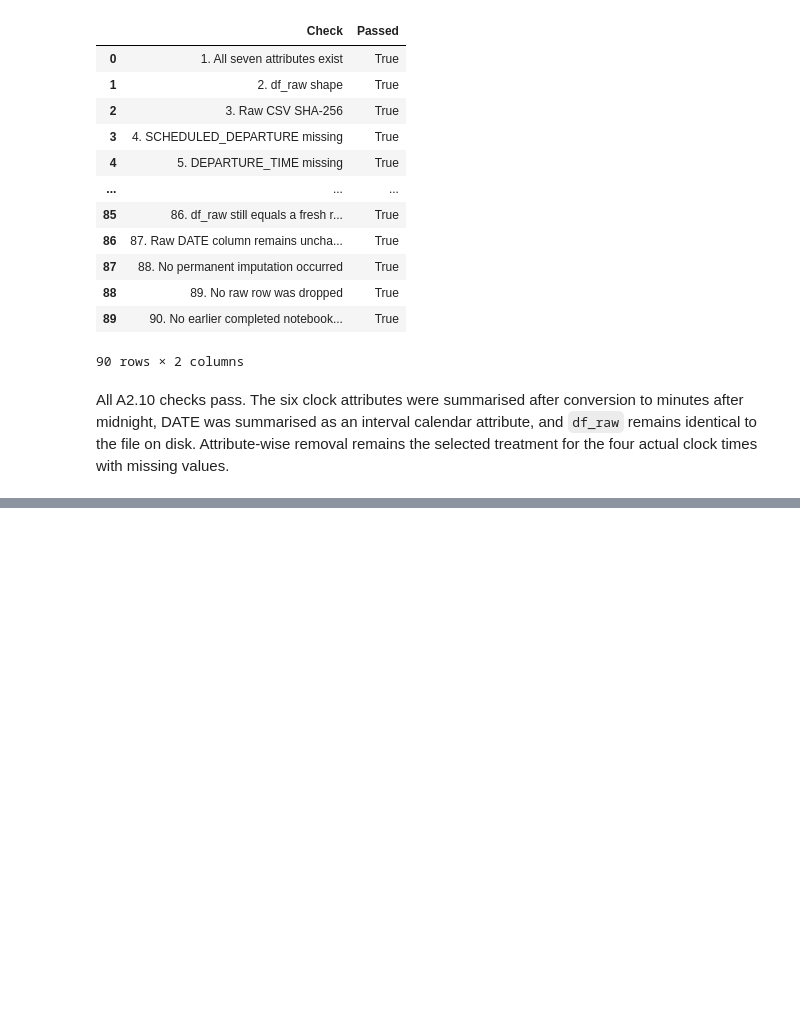
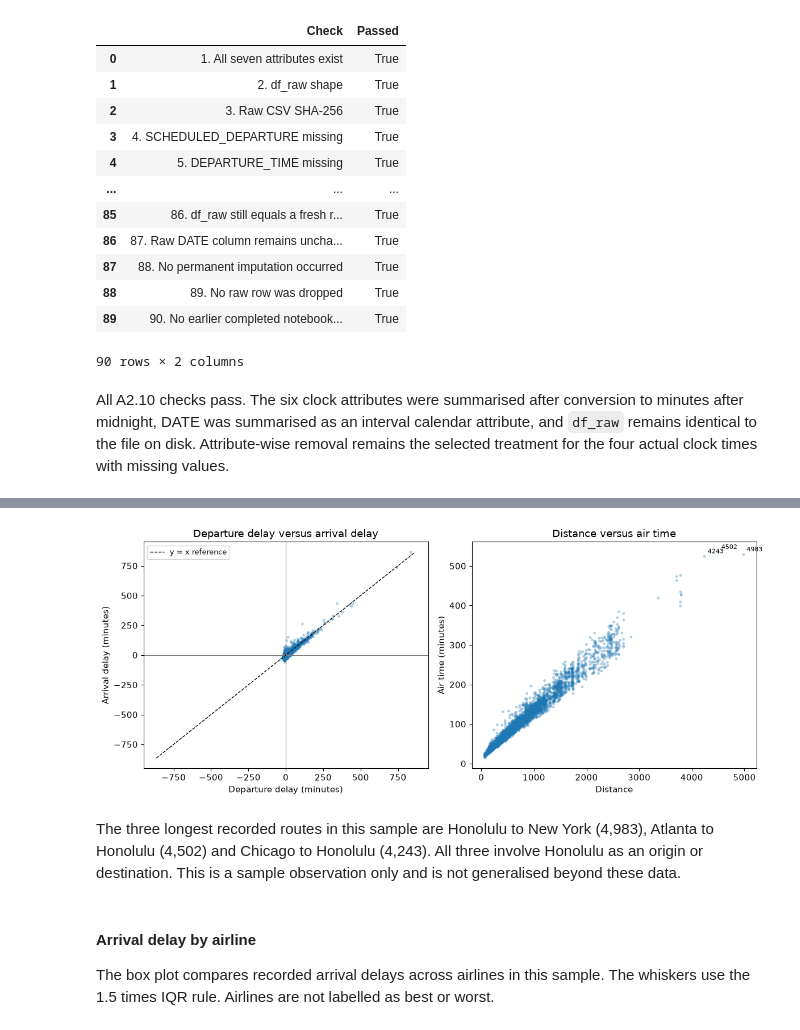
Before and after one commit to le23967/31250-assignment2-25740123, a Jupyter notebook: ida_25740123.ipynb, the cells around one changed output, grey strips where cells are left out. Cells and saved outputs as stored; diff of their text form; code cells hidden in the pictures; blank space fills up the shorter version.

```diff
--- a/ida_25740123.ipynb
+++ b/ida_25740123.ipynb
@@ -4979,0 +5230,11 @@ selected treatment for the four actual clock times with missing values.
+# %%
+delay_pair = df_raw[["DEPARTURE_DELAY", "ARRIVAL_DELAY"]].dropna()
+distance_air_pair = df_raw[["DISTANCE", "AIR_TIME"]].dropna()
+print("Delay scatter N:", len(delay_pair))
+print("Distance-air scatter N:", len(distance_air_pair))
+
+longest_three = (
+    df_raw.dropna(subset=["DISTANCE", "AIR_TIME"])
+    .nlargest(3, "DISTANCE")[["DISTANCE", "O_CITY", "D_CITY", "AIR_TIME"]]
+)
+longest_three
@@ -4979,0 +5248,50 @@ selected treatment for the four actual clock times with missing values.
+# %%
+with plt.rc_context({"font.size": 11}):
+    figure, axes = plt.subplots(1, 2, figsize=(12, 5))
+
+    axes[0].scatter(
+        delay_pair["DEPARTURE_DELAY"], delay_pair["ARRIVAL_DELAY"],
+        s=12, alpha=0.35, edgecolors="none"
+    )
+    axes[0].axhline(0, color="grey", linewidth=0.8)
+    axes[0].axvline(0, color="grey", linewidth=0.8)
+    limit = max(
+        delay_pair["DEPARTURE_DELAY"].abs().max(),
+        delay_pair["ARRIVAL_DELAY"].abs().max()
+    )
+    axes[0].plot([-limit, limit], [-limit, limit], color="black", linewidth=1, linestyle="--",
+                 label="y = x reference")
+    axes[0].set_xlabel("Departure delay (minutes)")
+    axes[0].set_ylabel("Arrival delay (minutes)")
+    axes[0].set_title("Departure delay versus arrival delay")
+    axes[0].legend(fontsize=9)
+
+    axes[1].scatter(
+        distance_air_pair["DISTANCE"], distance_air_pair["AIR_TIME"],
+        s=12, alpha=0.35, edgecolors="none"
+    )
+    for _, row in longest_three.iterrows():
+        axes[1].annotate(
+            f"{int(row['DISTANCE'])}",
+            (row["DISTANCE"], row["AIR_TIME"]),
+            textcoords="offset points", xytext=(4, 4), fontsize=8
+        )
+    axes[1].set_xlabel("Distance")
+    axes[1].set_ylabel("Air time (minutes)")
+    axes[1].set_title("Distance versus air time")
+
+    figure.tight_layout()
+    figure.savefig("figures/A3_scatter_relationships.png", dpi=200)
+    plt.show()
+# %% [output]
+[figure, added]
+# %% [markdown]
+The three longest recorded routes in this sample are Honolulu to New York (4,983),
+Atlanta to Honolulu (4,502) and Chicago to Honolulu (4,243). All three involve
+Honolulu as an origin or destination. This is a sample observation only and is not
+generalised beyond these data.
+# %% [markdown]
+#### Arrival delay by airline
+
+The box plot compares recorded arrival delays across airlines in this sample.
+The whiskers use the 1.5 times IQR rule. Airlines are not labelled as best or worst.
```
Also changed, not shown: parts of 50 cells of this notebook, 18 other files.
